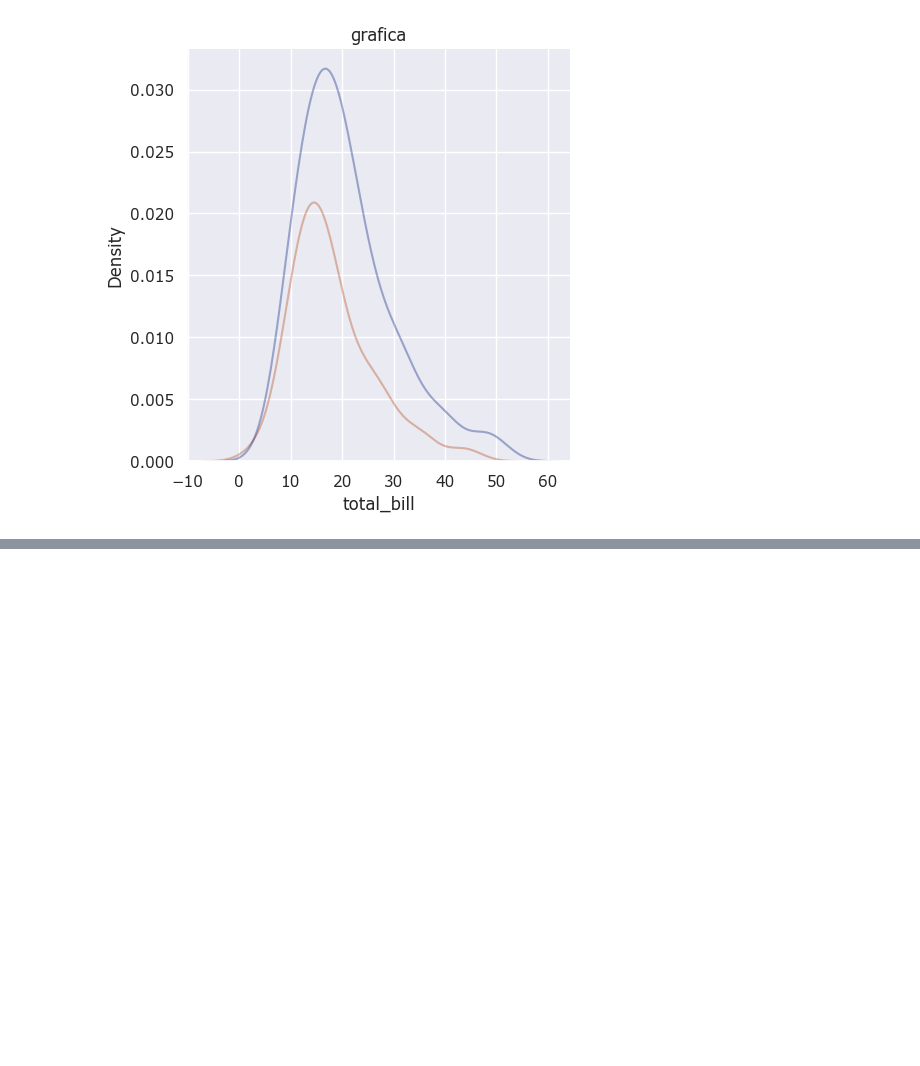
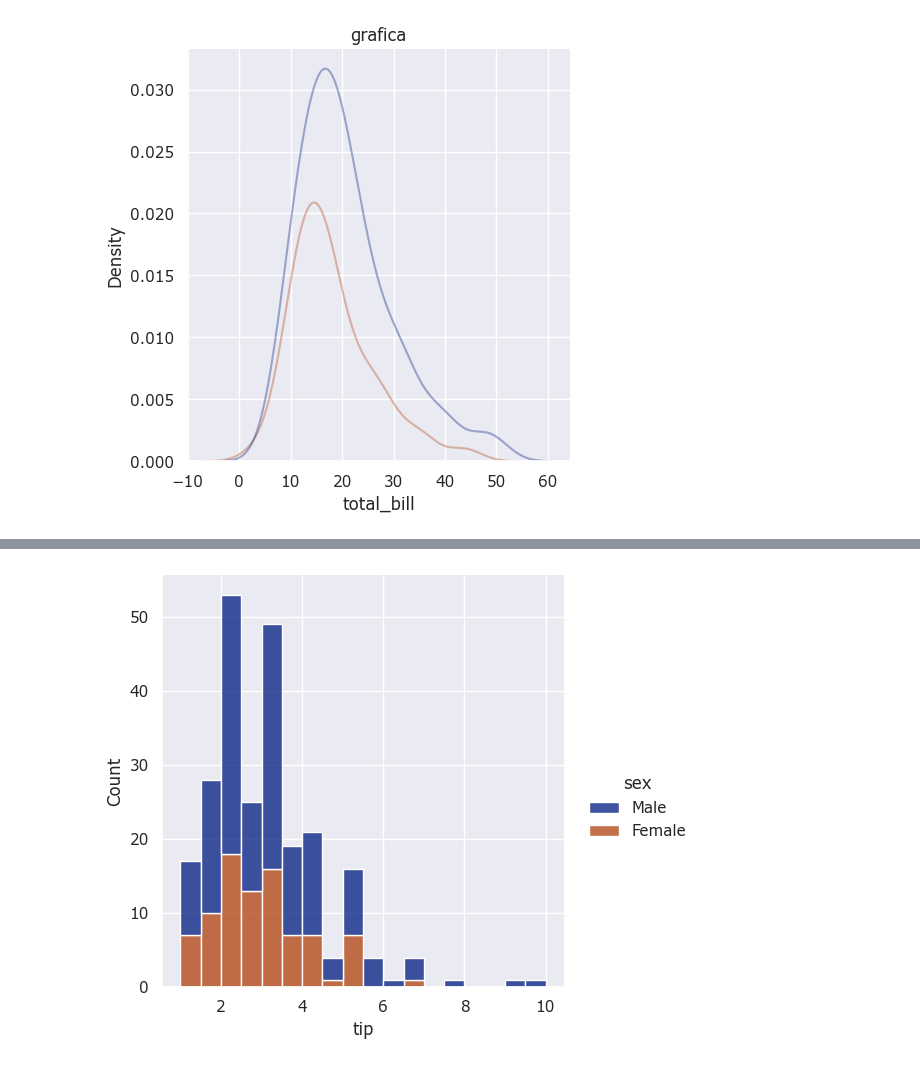
Before and after one commit to leoaliesf/practicando_python_git, a Jupyter notebook: plt_seabor/set.ipynb, the cells around one changed output, grey strips where cells are left out. Saved outputs shown, nothing was run; the diff lists cells and outputs as text; code cells hidden in the pictures; blank space fills up the shorter version.

```diff
--- a/plt_seabor/set.ipynb
+++ b/plt_seabor/set.ipynb
@@ -47,0 +63,5 @@ plt.show()
+# %%
+sns.displot(data=tip,x='tip',hue='sex',kind='hist', multiple='stack')#kind = hist
+plt.show()
+# %% [output]
+[figure, added]
```
Also changed, not shown: parts of 12 cells of this notebook, 2 other files.
